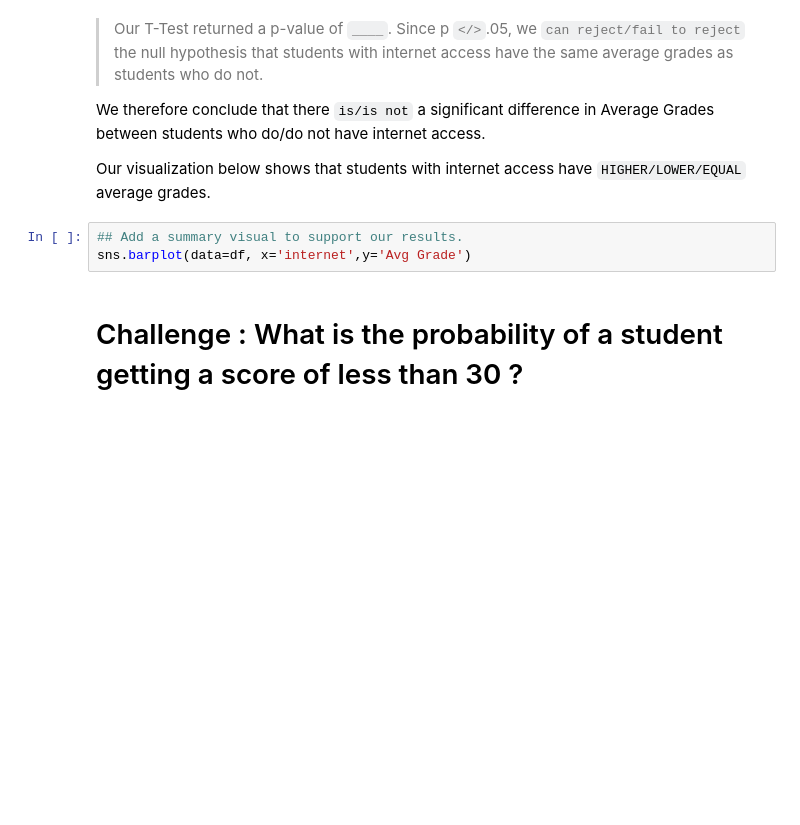
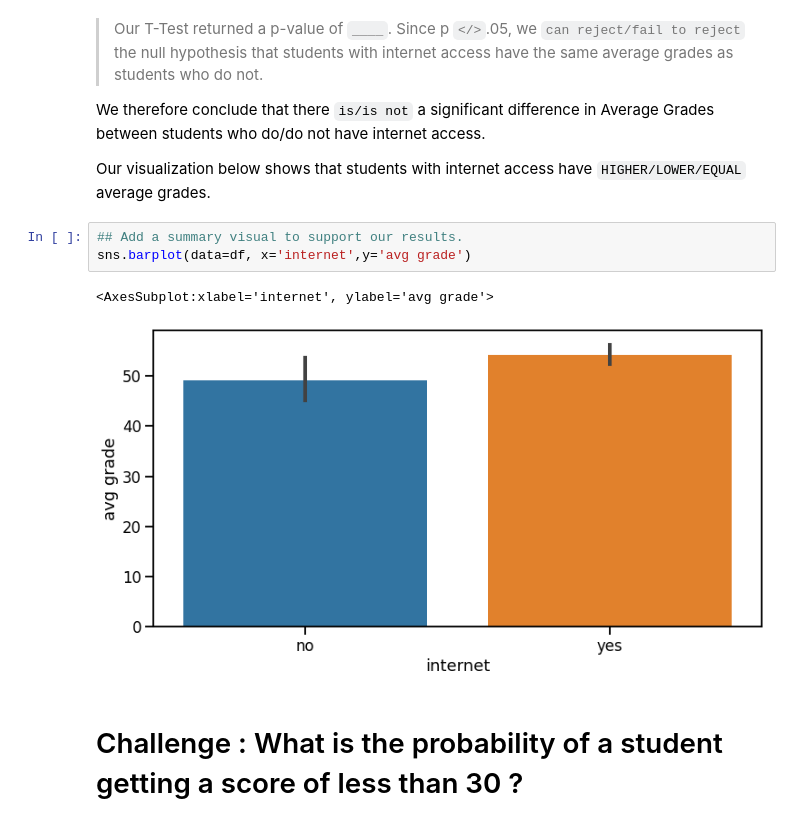
Before and after one commit to coding-dojo-data-science/data-enrichment-wk15-lect01-codealong, a Jupyter notebook: PreClass - From Distributions to Hypothesis.ipynb, the cells around one changed output. Saved outputs shown, nothing was run; the diff lists cells and outputs as text; blank space fills up the shorter version.

```diff
--- a/PreClass - From Distributions to Hypothesis.ipynb
+++ b/PreClass - From Distributions to Hypothesis.ipynb
@@ -207,7 +238,10 @@ We therefore conclude that there `is/is not` a significant difference in Average
 Our visualization below shows that students with internet access have `HIGHER/LOWER/EQUAL` average grades.
 # %%
 ## Add a summary visual to support our results.
-sns.barplot(data=df, x='internet',y='Avg Grade')
+sns.barplot(data=df, x='internet',y='avg grade')
+# %% [output]
+<AxesSubplot:xlabel='internet', ylabel='avg grade'>
+[figure, added]
 # %% [markdown]
 # Challenge : What is the probability of a student getting a score of less than 30 ?
 # %%
```
Also changed, not shown: parts of 10 cells of this notebook.
